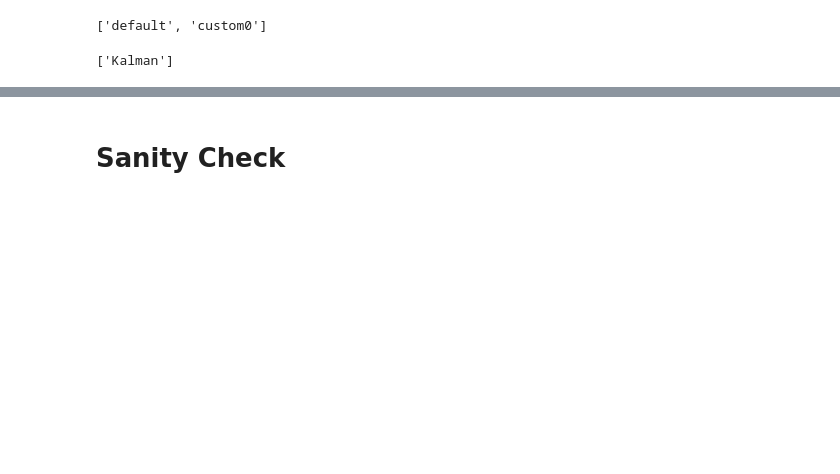
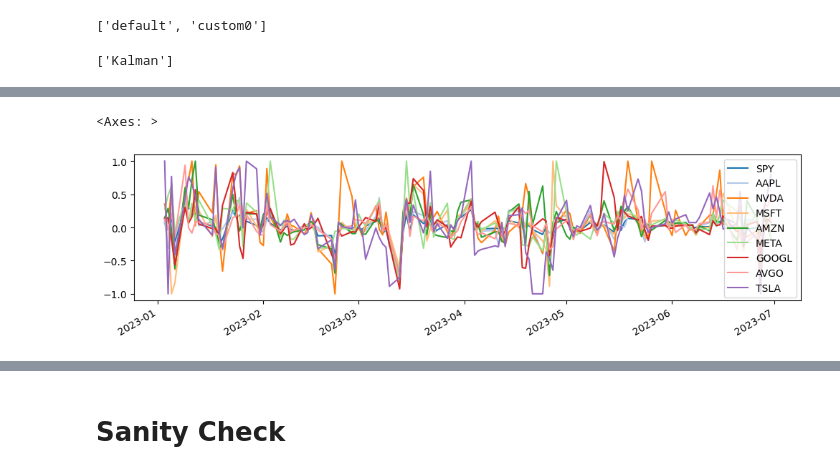
Before and after one commit to niornob/vatecas, a Jupyter notebook: src/backtesting/backtest.ipynb, the cells around one changed output, grey strips where cells are left out. Drawn from its saved outputs; the diff is of its cells as text; code cells hidden in the pictures; blank space fills up the shorter version.

```diff
--- a/src/backtesting/backtest.ipynb
+++ b/src/backtesting/backtest.ipynb
@@ -57,3 +87,8 @@ bt.equity_vs_benchmarks(benchmarks=tickers)
+# %%
+pd.DataFrame(bt.signals).plot(figsize=(12,3))
+# %% [output]
+<Axes: >
+[figure, added]
 # %%
 bt.holdings_over_time()
 # %% [output]
```
Also changed, not shown: parts of 17 cells of this notebook, 15 other files.
